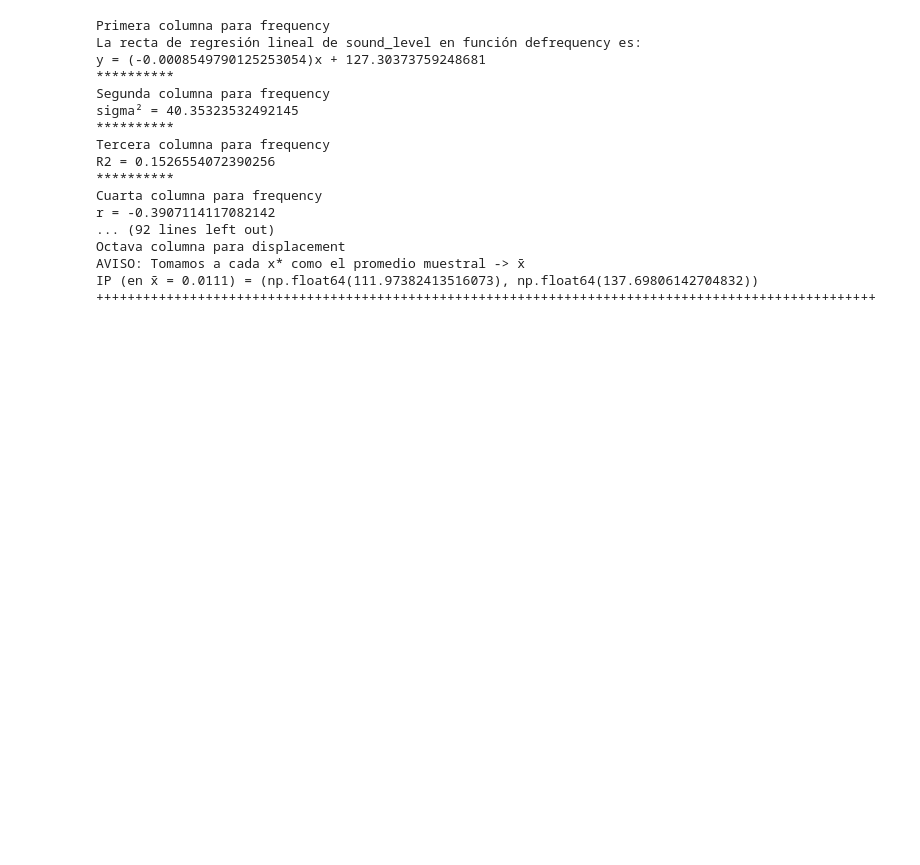
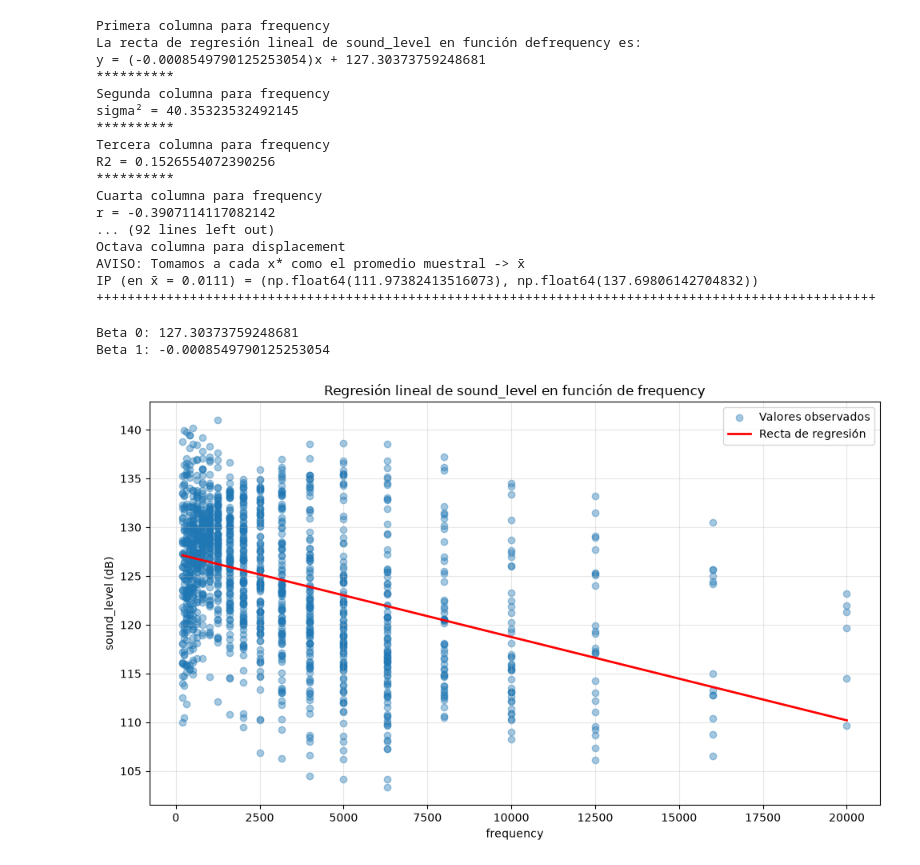
Before and after one commit to Damian-Bicocchi/Trabajo-Practico-1-Entregable, a Jupyter notebook: parte-B/b2_cuadro.ipynb, the cells around one changed output. Drawn from its saved outputs; the diff is of its cells as text; code cells hidden in the pictures; blank space fills up the shorter version.

```diff
--- a/parte-B/b2_cuadro.ipynb
+++ b/parte-B/b2_cuadro.ipynb
@@ -151,3 +151,66 @@ Octava columna para displacement
 AVISO: Tomamos a cada x* como el promedio muestral -> x̄
 IP (en x̄ = 0.0111) = (np.float64(111.97382413516073), np.float64(137.69806142704832))
 ++++++++++++++++++++++++++++++++++++++++++++++++++++++++++++++++++++++++++++++++++++++++++++++++++++
+# %%
+import matplotlib.pyplot as plt
+
+# --------------------------------------------------------
+# GRÁFICO: FREQUENCY VS SOUND_LEVEL
+# --------------------------------------------------------
+
+# Obtenemos los valores observados.
+x = df["frequency"]
+y = df["sound_level"]
+
+# Agregamos la constante para estimar el intercepto beta_0.
+X = sm.add_constant(x)
+
+# Ajustamos el modelo de regresión lineal.
+modelo = sm.OLS(y, X).fit()
+
+# Obtenemos los coeficientes estimados.
+beta_0 = modelo.params["const"]
+beta_1 = modelo.params["frequency"]
+
+print("Beta 0:", beta_0)
+print("Beta 1:", beta_1)
+
+# Generamos valores de X para dibujar la recta.
+x_recta = np.linspace(x.min(), x.max(), 500)
+
+# Calculamos los valores estimados de Y.
+y_recta = beta_0 + beta_1 * x_recta
+
+# Creamos el gráfico.
+plt.figure(figsize=(10, 6))
+
+# Diagrama de dispersión de los datos observados.
+plt.scatter(
+    x,
+    y,
+    alpha=0.4,
+    label="Valores observados"
+)
+
+# Recta de regresión ajustada.
+plt.plot(
+    x_recta,
+    y_recta,
+    color="red",
+    linewidth=2,
+    label="Recta de regresión"
+)
+
+# Configuración del gráfico.
+plt.xlabel("frequency")
+plt.ylabel("sound_level (dB)")
+plt.title("Regresión lineal de sound_level en función de frequency")
+
+plt.legend()
+plt.grid(alpha=0.3)
+plt.tight_layout()
+plt.show()
+# %% [output]
+Beta 0: 127.30373759248681
+Beta 1: -0.0008549790125253054
+[figure, added]
```
Also changed, not shown: 1 other file.
